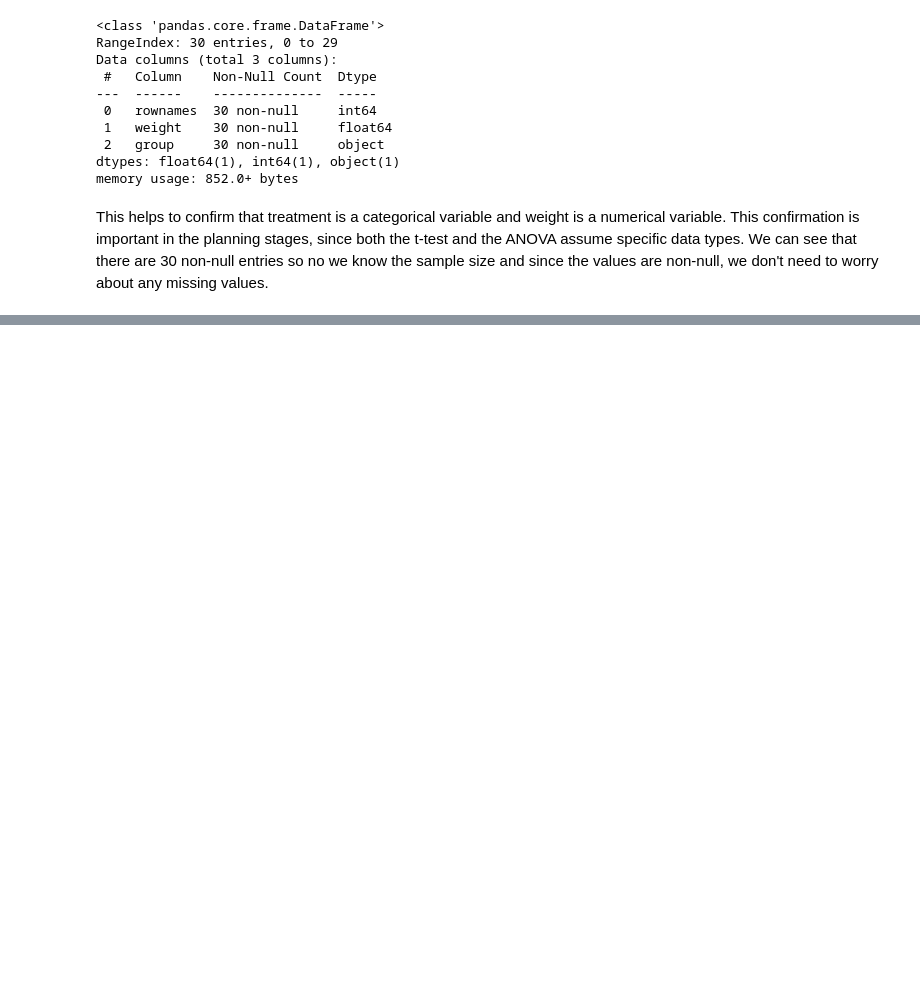
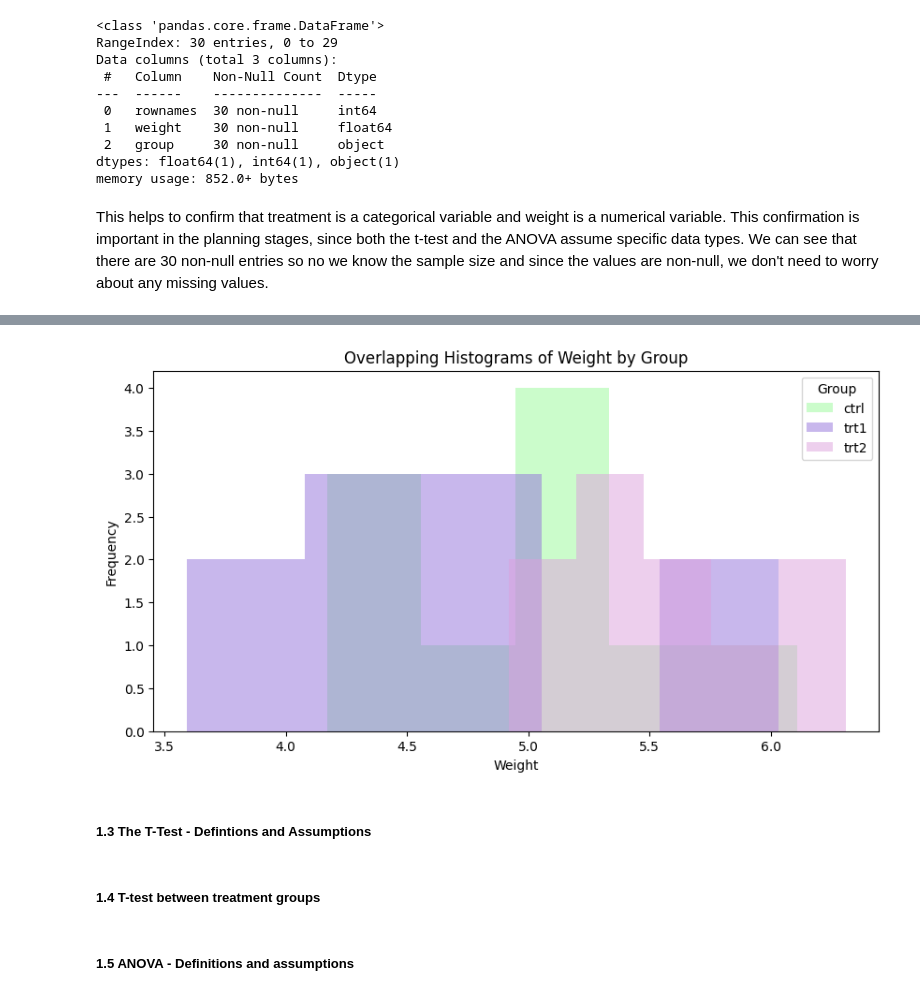
Before and after one commit to miriamroddy/appliedstatistics, a Jupyter notebook: project.ipynb, the cells around one changed output, grey strips where cells are left out. Drawn from its saved outputs; the diff is of its cells as text; code cells hidden in the pictures; blank space fills up the shorter version.

```diff
--- a/project.ipynb
+++ b/project.ipynb
@@ -50,0 +83,22 @@ This helps to confirm that treatment is a categorical variable and weight is a n
+# %%
+# Overlapping histograms using ax.hist
+fig, ax = plt.subplots(figsize=(10, 5))
+
+ax.hist(pgdata[pgdata['group'] == 'ctrl']['weight'], bins=5, color='palegreen', alpha=0.5, label='ctrl')
+ax.hist(pgdata[pgdata['group'] == 'trt1']['weight'], bins=5, color='mediumpurple', alpha=0.5, label='trt1')
+ax.hist(pgdata[pgdata['group'] == 'trt2']['weight'], bins=5, color='plum', alpha=0.5, label='trt2')
+
+
+ax.set_xlabel("Weight")
+ax.set_ylabel("Frequency")
+ax.set_title("Overlapping Histograms of Weight by Group")
+ax.legend (title="Group")
+plt.show()
+# %% [output]
+[figure, added]
+# %% [markdown]
+##### 1.3 The T-Test - Defintions and Assumptions
+# %% [markdown]
+##### 1.4 T-test between treatment groups
+# %% [markdown]
+##### 1.5 ANOVA - Definitions and assumptions
```
Also changed, not shown: parts of 8 cells of this notebook.
